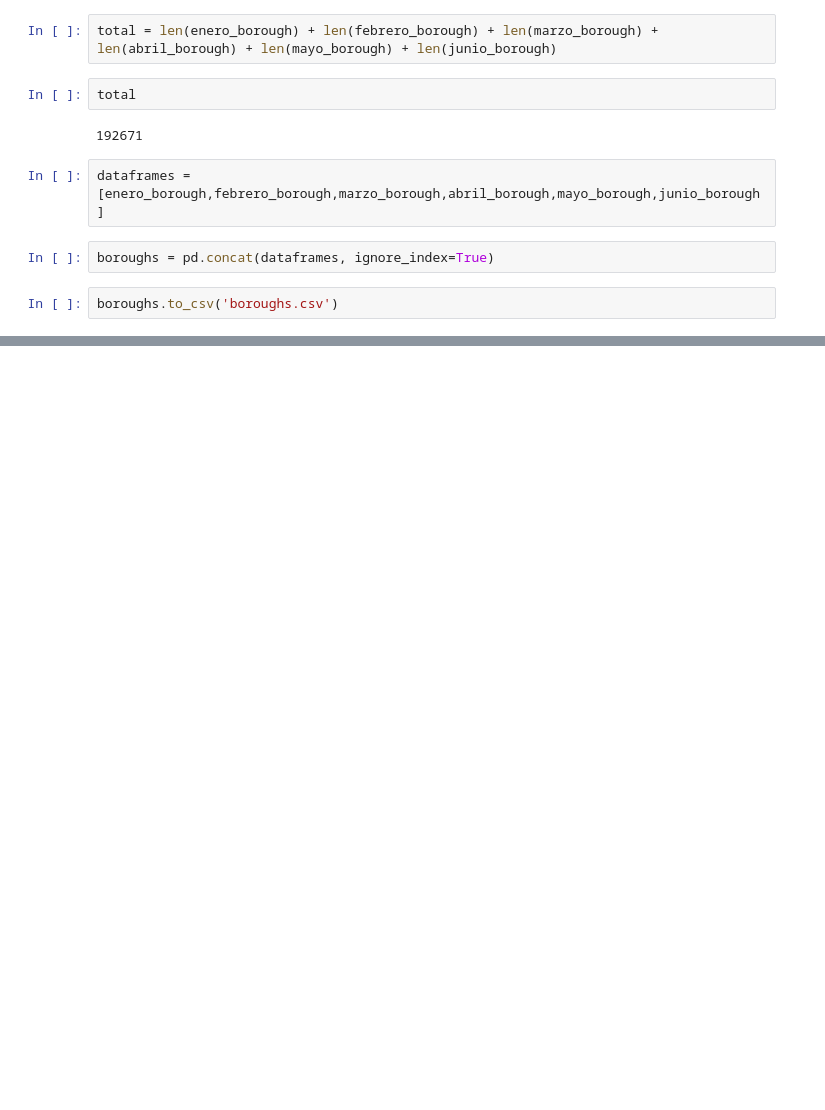
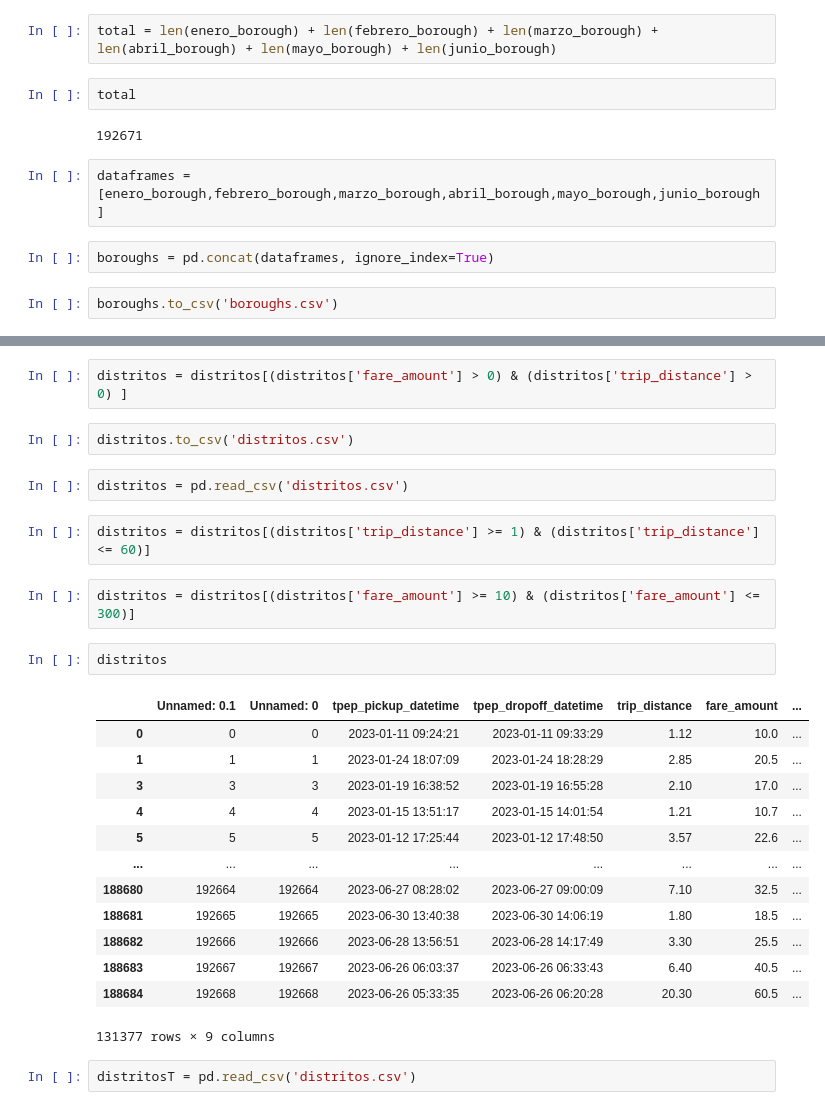
Before and after one commit to willflorez/Taxis-Nueva-York-y-CO2, a Jupyter notebook: data/ETL-borough.ipynb, the cells around one changed output, grey strips where cells are left out. Saved outputs shown, nothing was run; the diff lists cells and outputs as text; blank space fills up the shorter version.

```diff
--- a/data/ETL-borough.ipynb
+++ b/data/ETL-borough.ipynb
@@ -222,0 +241,28 @@ boroughs.to_csv('boroughs.csv')
+# %%
+distritos = distritos[(distritos['fare_amount'] > 0) & (distritos['trip_distance'] > 0) ]
+# %%
+distritos.to_csv('distritos.csv')
+# %%
+distritos = pd.read_csv('distritos.csv')
+# %%
+distritos = distritos[(distritos['trip_distance'] >= 1) & (distritos['trip_distance'] <= 60)]
+# %%
+distritos = distritos[(distritos['fare_amount'] >= 10) & (distritos['fare_amount'] <= 300)]
+# %%
+distritos
+# %% [output]
+|  | Unnamed: 0.1 | Unnamed: 0 | tpep_pickup_datetime | tpep_dropoff_datetime | trip_distance | fare_amount | ... |
+| 0 | 0 | 0 | 2023-01-11 09:24:21 | 2023-01-11 09:33:29 | 1.12 | 10.0 | ... |
+| 1 | 1 | 1 | 2023-01-24 18:07:09 | 2023-01-24 18:28:29 | 2.85 | 20.5 | ... |
+| 3 | 3 | 3 | 2023-01-19 16:38:52 | 2023-01-19 16:55:28 | 2.10 | 17.0 | ... |
+| 4 | 4 | 4 | 2023-01-15 13:51:17 | 2023-01-15 14:01:54 | 1.21 | 10.7 | ... |
+| 5 | 5 | 5 | 2023-01-12 17:25:44 | 2023-01-12 17:48:50 | 3.57 | 22.6 | ... |
+| ... | ... | ... | ... | ... | ... | ... | ... |
+| 188680 | 192664 | 192664 | 2023-06-27 08:28:02 | 2023-06-27 09:00:09 | 7.10 | 32.5 | ... |
+| 188681 | 192665 | 192665 | 2023-06-30 13:40:38 | 2023-06-30 14:06:19 | 1.80 | 18.5 | ... |
+| 188682 | 192666 | 192666 | 2023-06-28 13:56:51 | 2023-06-28 14:17:49 | 3.30 | 25.5 | ... |
+| 188683 | 192667 | 192667 | 2023-06-26 06:03:37 | 2023-06-26 06:33:43 | 6.40 | 40.5 | ... |
+| 188684 | 192668 | 192668 | 2023-06-26 05:33:35 | 2023-06-26 06:20:28 | 20.30 | 60.5 | ... |
+131377 rows × 9 columns
+# %%
+distritosT = pd.read_csv('distritos.csv')
```
Also changed, not shown: parts of 9 cells of this notebook.
